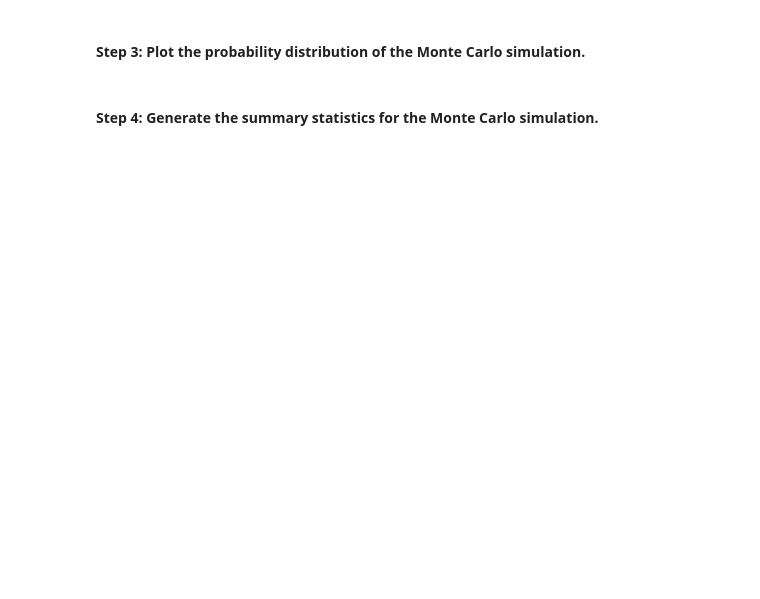
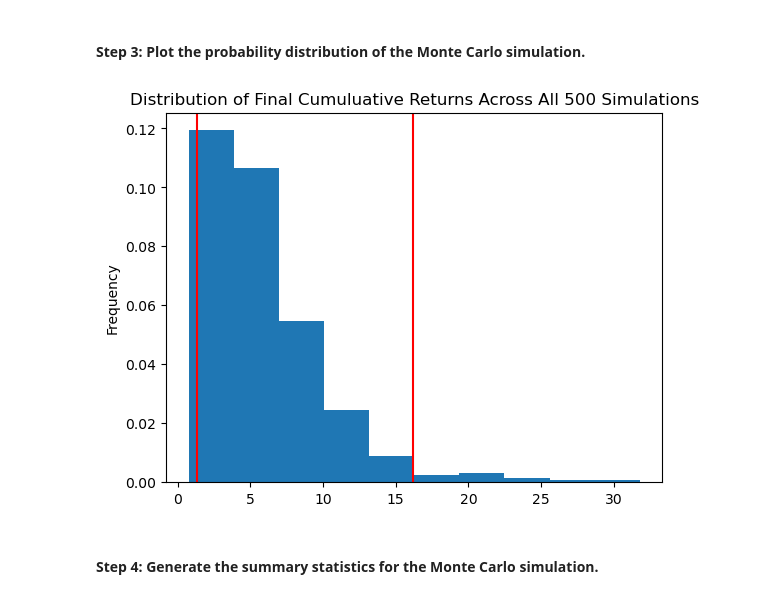
Before and after one commit to YadisaL/Challenge-5, a Jupyter notebook: financial_planning_tools.ipynb, the cells around one changed output. Cells and saved outputs as stored; diff of their text form; code cells hidden in the pictures; blank space fills up the shorter version.

```diff
--- a/financial_planning_tools.ipynb
+++ b/financial_planning_tools.ipynb
@@ -436,7 +528,9 @@ In this section, you’ll use the MCForecastTools library to create a Monte Carl
 # %%
 # Visualize the probability distribution of the 30-year Monte Carlo simulation
 # by plotting a histogram
-# YOUR CODE HERE
+MC_sim_dist_plot = MC_thirtyyears.plot_distribution()
+# %% [output]
+[figure, added]
 # %% [markdown]
 #### Step 4: Generate the summary statistics for the Monte Carlo simulation.
 # %%
```
Also changed, not shown: parts of 38 cells of this notebook.
